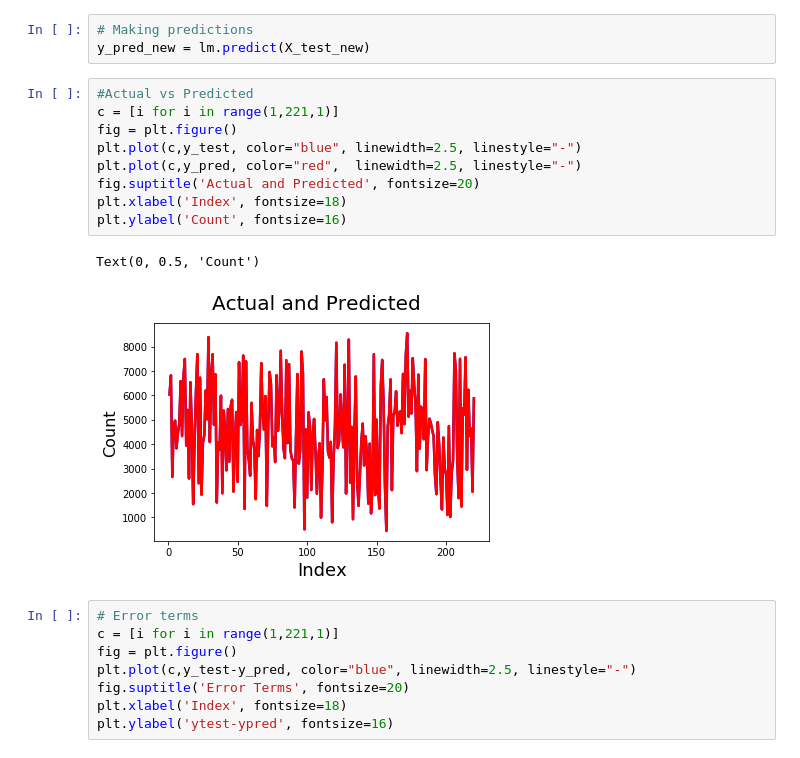
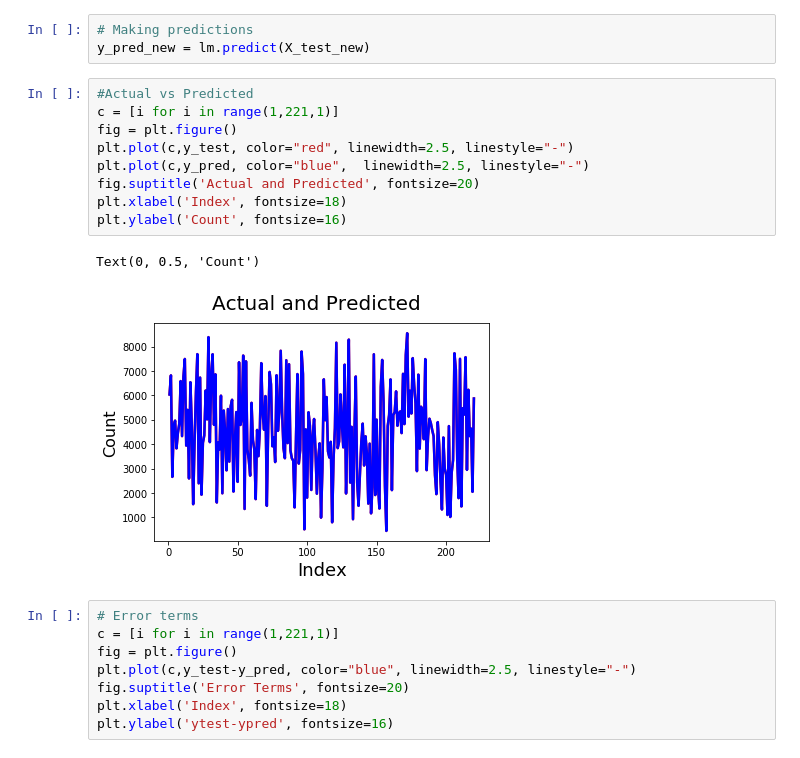
Before and after one commit to SiddegHamid/bikeshare, a Jupyter notebook: Notebooks/bike_share_count_mlr.ipynb, the cells around one changed output. Cells and saved outputs as stored; diff of their text form.

```diff
--- a/Notebooks/bike_share_count_mlr.ipynb
+++ b/Notebooks/bike_share_count_mlr.ipynb
@@ -208,15 +208,15 @@ y_pred_new = lm.predict(X_test_new)
 # %%
 #Actual vs Predicted
 c = [i for i in range(1,221,1)]
 fig = plt.figure()
-plt.plot(c,y_test, color="blue", linewidth=2.5, linestyle="-")
-plt.plot(c,y_pred, color="red",  linewidth=2.5, linestyle="-")
+plt.plot(c,y_test, color="red", linewidth=2.5, linestyle="-")
+plt.plot(c,y_pred, color="blue",  linewidth=2.5, linestyle="-")
 fig.suptitle('Actual and Predicted', fontsize=20)
 plt.xlabel('Index', fontsize=18)
 plt.ylabel('Count', fontsize=16)
 # %% [output]
 Text(0, 0.5, 'Count')
-[figure, old version]
+[figure, new version]
 # %%
 # Error terms
 c = [i for i in range(1,221,1)]
```
Also changed, not shown: 1 other file.
